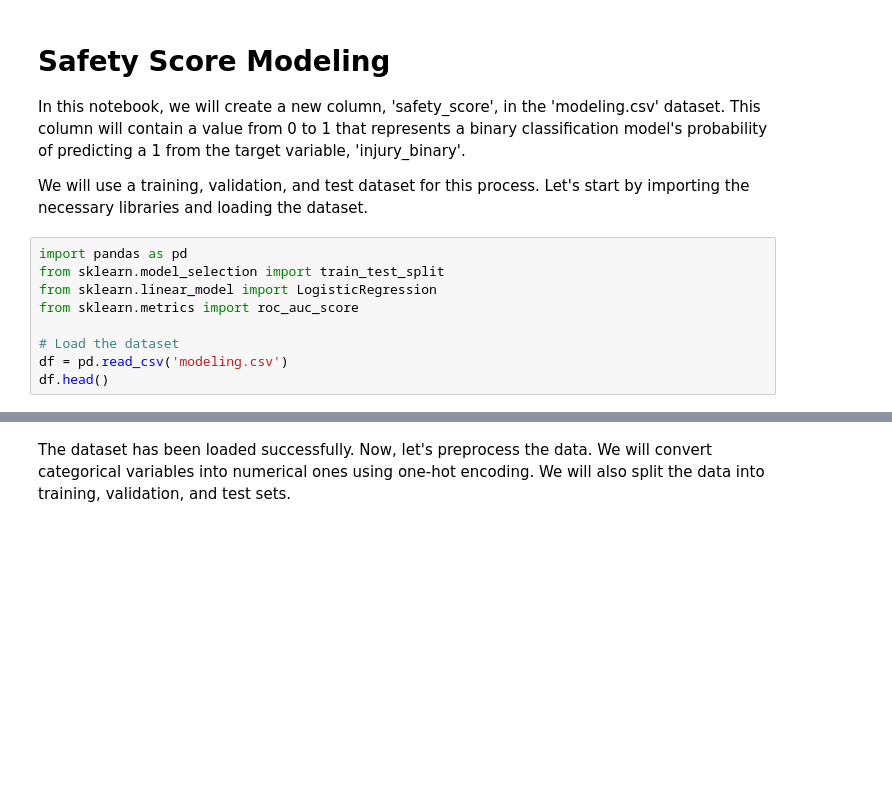
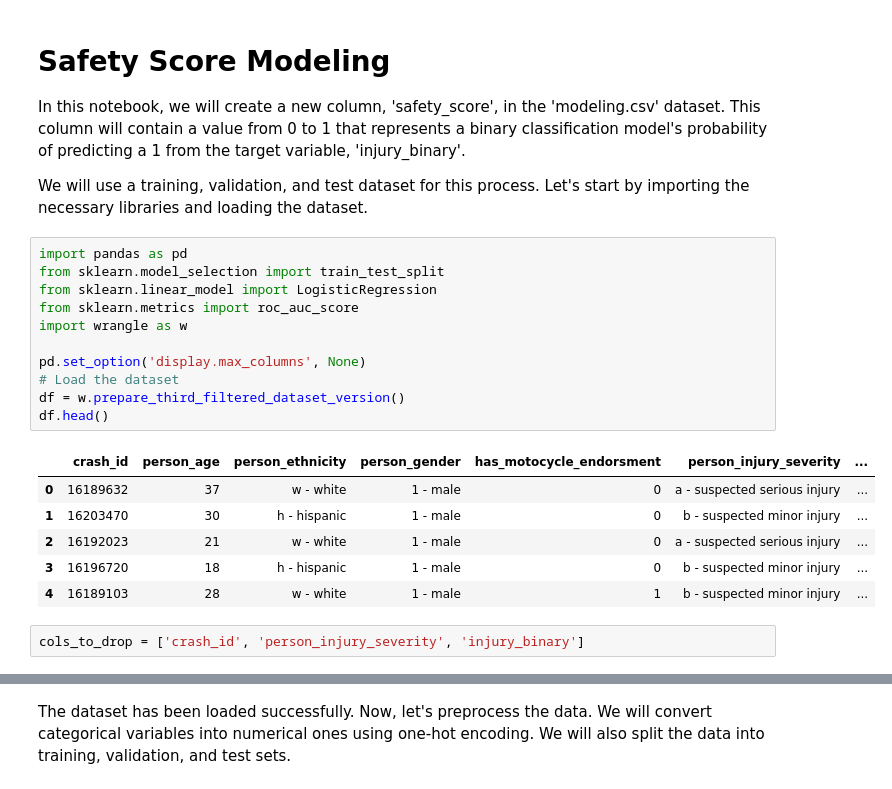
Before and after one commit to tex-wrex/tex-wrex, a Jupyter notebook: Final_work/Safety_Score_Modeling (1).ipynb, the cells around one changed output, grey strips where cells are left out. Saved outputs shown, nothing was run; the diff lists cells and outputs as text; blank space fills up the shorter version.

Commit message:
Model notebook runs top to bottom

```diff
--- a/Final_work/Safety_Score_Modeling (1).ipynb
+++ b/Final_work/Safety_Score_Modeling (1).ipynb
@@ -7,9 +7,20 @@ We will use a training, validation, and test dataset for this process. Let's sta
 # %%
 import pandas as pd
 from sklearn.model_selection import train_test_split
 from sklearn.linear_model import LogisticRegression
 from sklearn.metrics import roc_auc_score
+import wrangle as w
 
+pd.set_option('display.max_columns', None)
 # Load the dataset
-df = pd.read_csv('modeling.csv')
+df = w.prepare_third_filtered_dataset_version()
 df.head()
+# %% [output]
+|  | crash_id | person_age | person_ethnicity | person_gender | has_motocycle_endorsment | person_injury_severity | ... |
+| 0 | 16189632 | 37 | w - white | 1 - male | 0 | a - suspected serious injury | ... |
+| 1 | 16203470 | 30 | h - hispanic | 1 - male | 0 | b - suspected minor injury | ... |
+| 2 | 16192023 | 21 | w - white | 1 - male | 0 | a - suspected serious injury | ... |
+| 3 | 16196720 | 18 | h - hispanic | 1 - male | 0 | b - suspected minor injury | ... |
+| 4 | 16189103 | 28 | w - white | 1 - male | 1 | b - suspected minor injury | ... |
+# %%
+cols_to_drop = ['crash_id', 'person_injury_severity', 'injury_binary']
```
Also changed, not shown: parts of 11 cells of this notebook.
